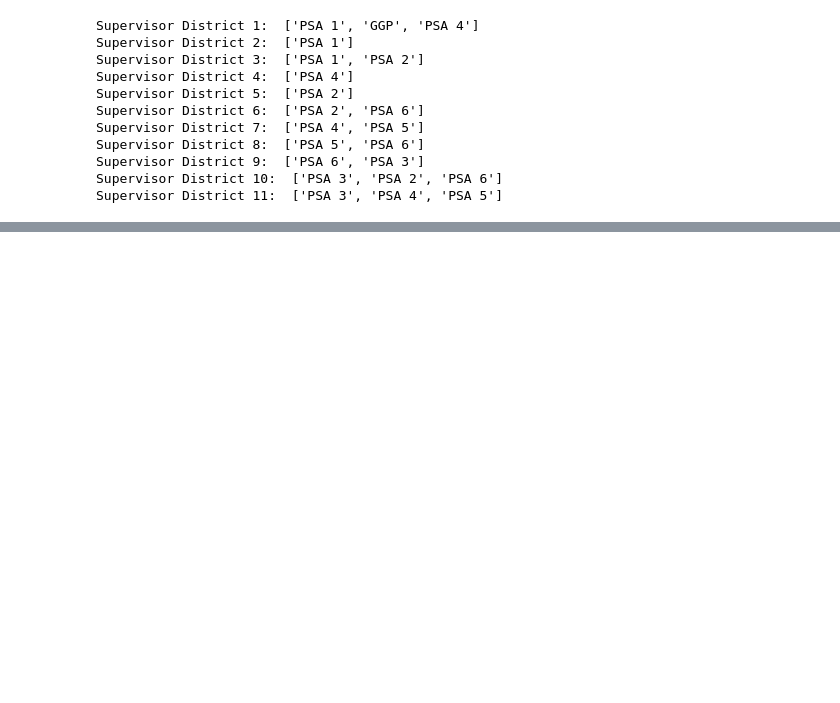
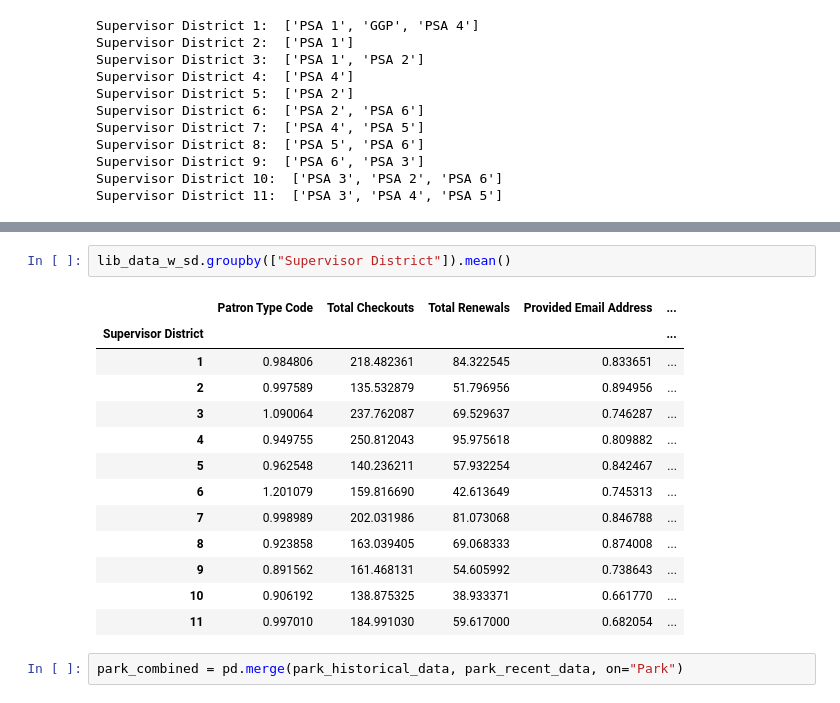
Before and after one commit to brunston/whirlsf, a Jupyter notebook: exploratory/exploratory_library_data.ipynb, the cells around one changed output, grey strips where cells are left out. Cells and saved outputs as stored; diff of their text form; blank space fills up the shorter version.

```diff
--- a/exploratory/exploratory_library_data.ipynb
+++ b/exploratory/exploratory_library_data.ipynb
@@ -164,0 +189,18 @@ Supervisor District 11:  ['PSA 3', 'PSA 4', 'PSA 5']
+# %%
+lib_data_w_sd.groupby(["Supervisor District"]).mean()
+# %% [output]
+|  | Patron Type Code | Total Checkouts | Total Renewals | Provided Email Address | ... |
+| Supervisor District |  |  |  |  | ... |
+| 1 | 0.984806 | 218.482361 | 84.322545 | 0.833651 | ... |
+| 2 | 0.997589 | 135.532879 | 51.796956 | 0.894956 | ... |
+| 3 | 1.090064 | 237.762087 | 69.529637 | 0.746287 | ... |
+| 4 | 0.949755 | 250.812043 | 95.975618 | 0.809882 | ... |
+| 5 | 0.962548 | 140.236211 | 57.932254 | 0.842467 | ... |
+| 6 | 1.201079 | 159.816690 | 42.613649 | 0.745313 | ... |
+| 7 | 0.998989 | 202.031986 | 81.073068 | 0.846788 | ... |
+| 8 | 0.923858 | 163.039405 | 69.068333 | 0.874008 | ... |
+| 9 | 0.891562 | 161.468131 | 54.605992 | 0.738643 | ... |
+| 10 | 0.906192 | 138.875325 | 38.933371 | 0.661770 | ... |
+| 11 | 0.997010 | 184.991030 | 59.617000 | 0.682054 | ... |
+# %%
+park_combined = pd.merge(park_historical_data, park_recent_data, on="Park")
```
Also changed, not shown: parts of 6 cells of this notebook, 4 other files.
